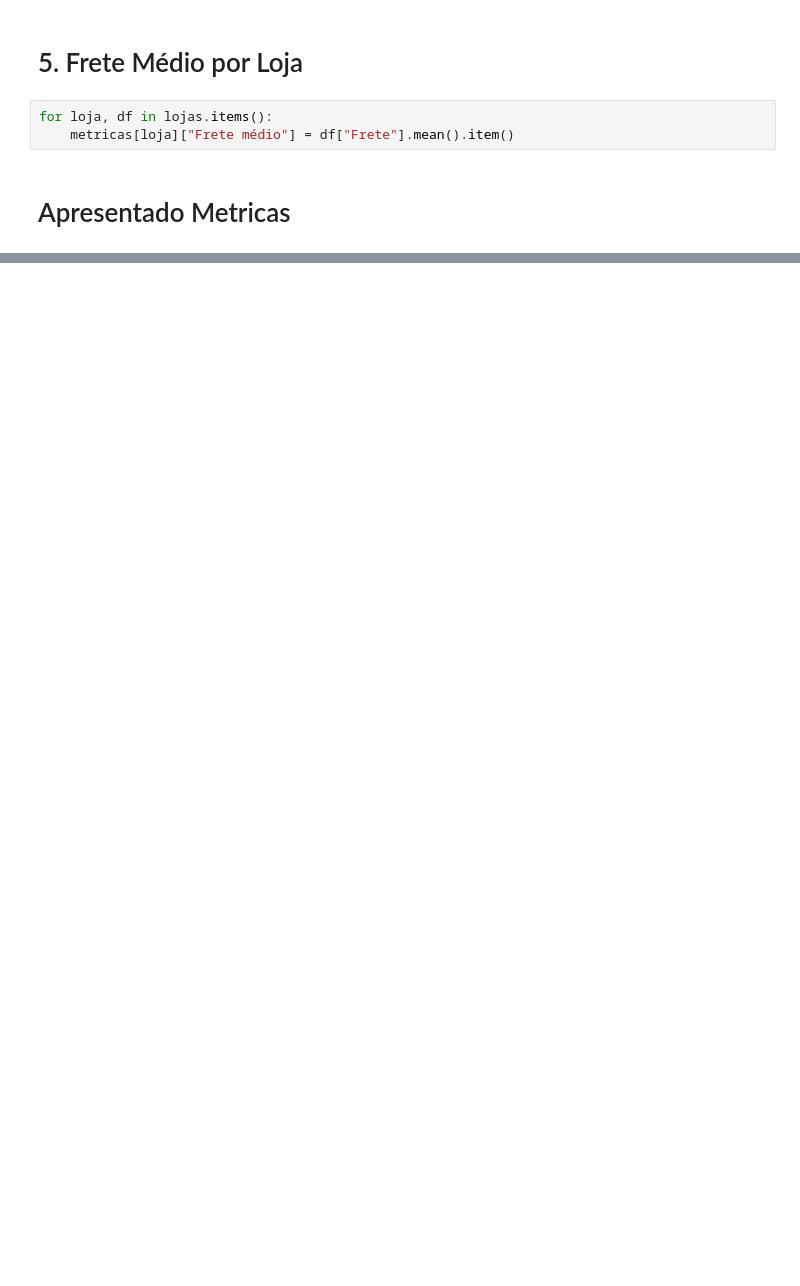
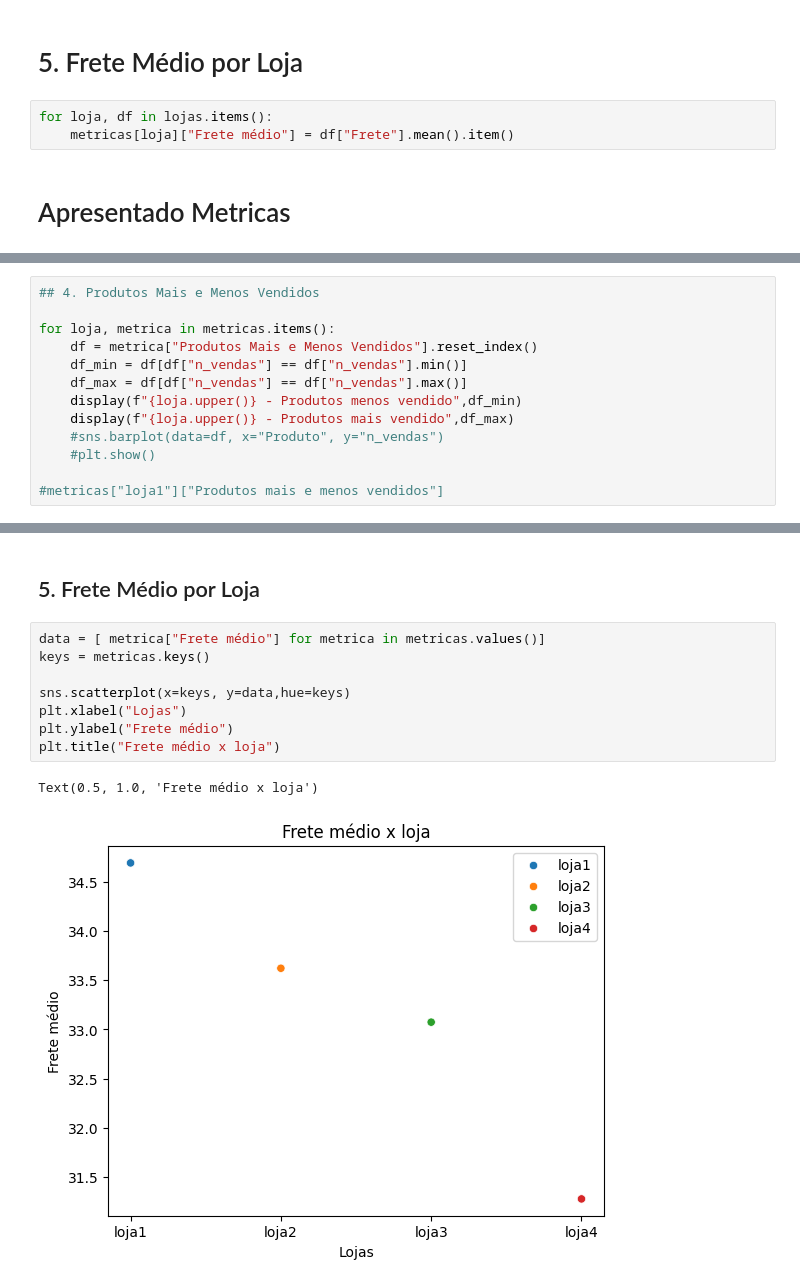
Before and after one commit to rafapcdev/One-Oracle, a Jupyter notebook: desafios/challenge1 data science/AluraStoreBr.ipynb, the cells around one changed output, grey strips where cells are left out. Saved outputs shown, nothing was run; the diff lists cells and outputs as text; blank space fills up the shorter version.

```diff
--- a/desafios/challenge1 data science/AluraStoreBr.ipynb
+++ b/desafios/challenge1 data science/AluraStoreBr.ipynb
@@ -93,0 +157,13 @@ Frete médio
+# %%
+## 4. Produtos Mais e Menos Vendidos
+
+for loja, metrica in metricas.items():
+    df = metrica["Produtos Mais e Menos Vendidos"].reset_index()
+    df_min = df[df["n_vendas"] == df["n_vendas"].min()]
+    df_max = df[df["n_vendas"] == df["n_vendas"].max()]
+    display(f"{loja.upper()} - Produtos menos vendido",df_min)
+    display(f"{loja.upper()} - Produtos mais vendido",df_max)
+    #sns.barplot(data=df, x="Produto", y="n_vendas")
+    #plt.show()
+
+#metricas["loja1"]["Produtos mais e menos vendidos"]
@@ -93,0 +193,13 @@ Frete médio
+# %% [markdown]
+## 5. Frete Médio por Loja
+# %%
+data = [ metrica["Frete médio"] for metrica in metricas.values()]
+keys = metricas.keys()
+
+sns.scatterplot(x=keys, y=data,hue=keys)
+plt.xlabel("Lojas")
+plt.ylabel("Frete médio")
+plt.title("Frete médio x loja")
+# %% [output]
+Text(0.5, 1.0, 'Frete médio x loja')
+[figure, added]
```
Also changed, not shown: parts of 12 cells of this notebook.
